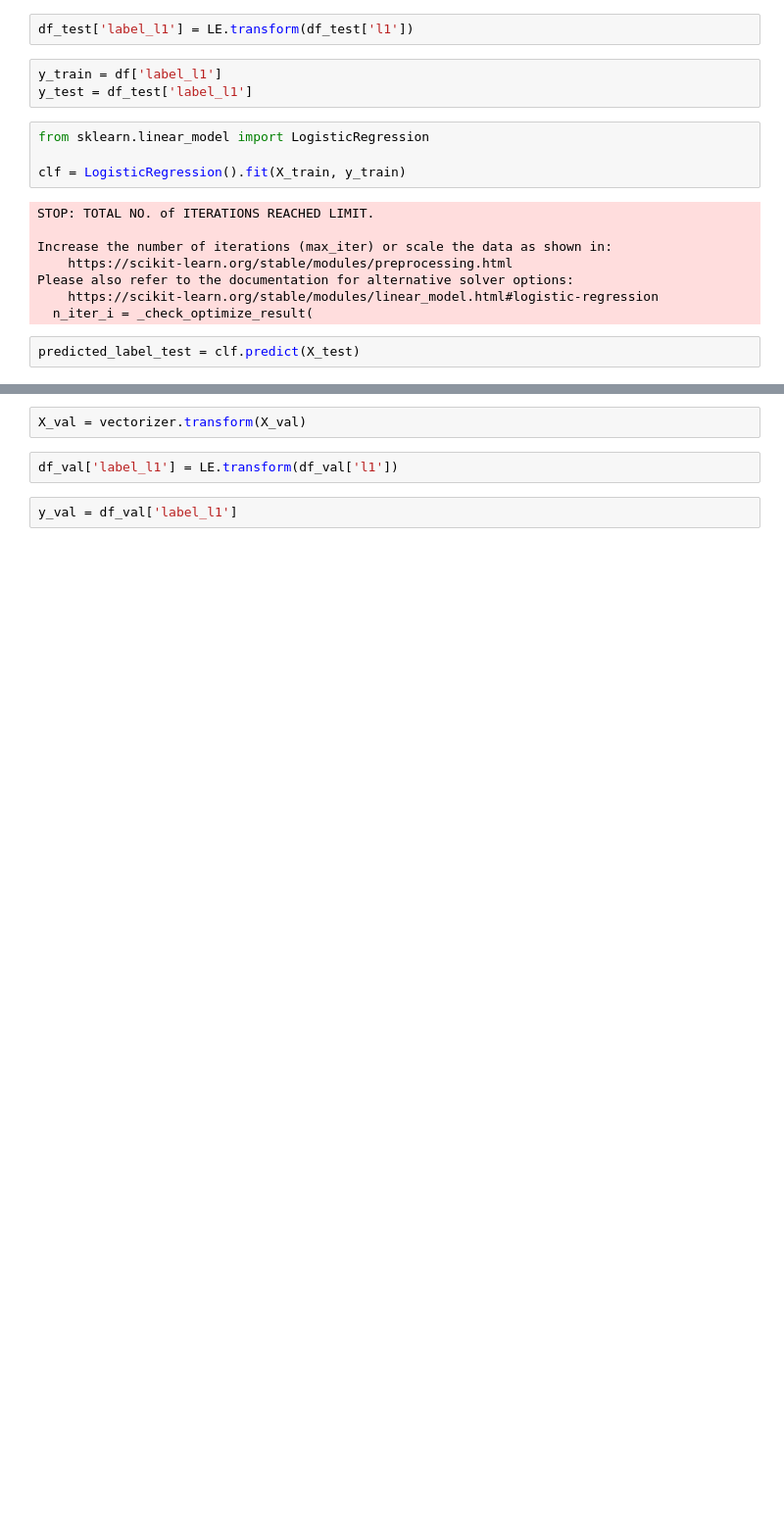
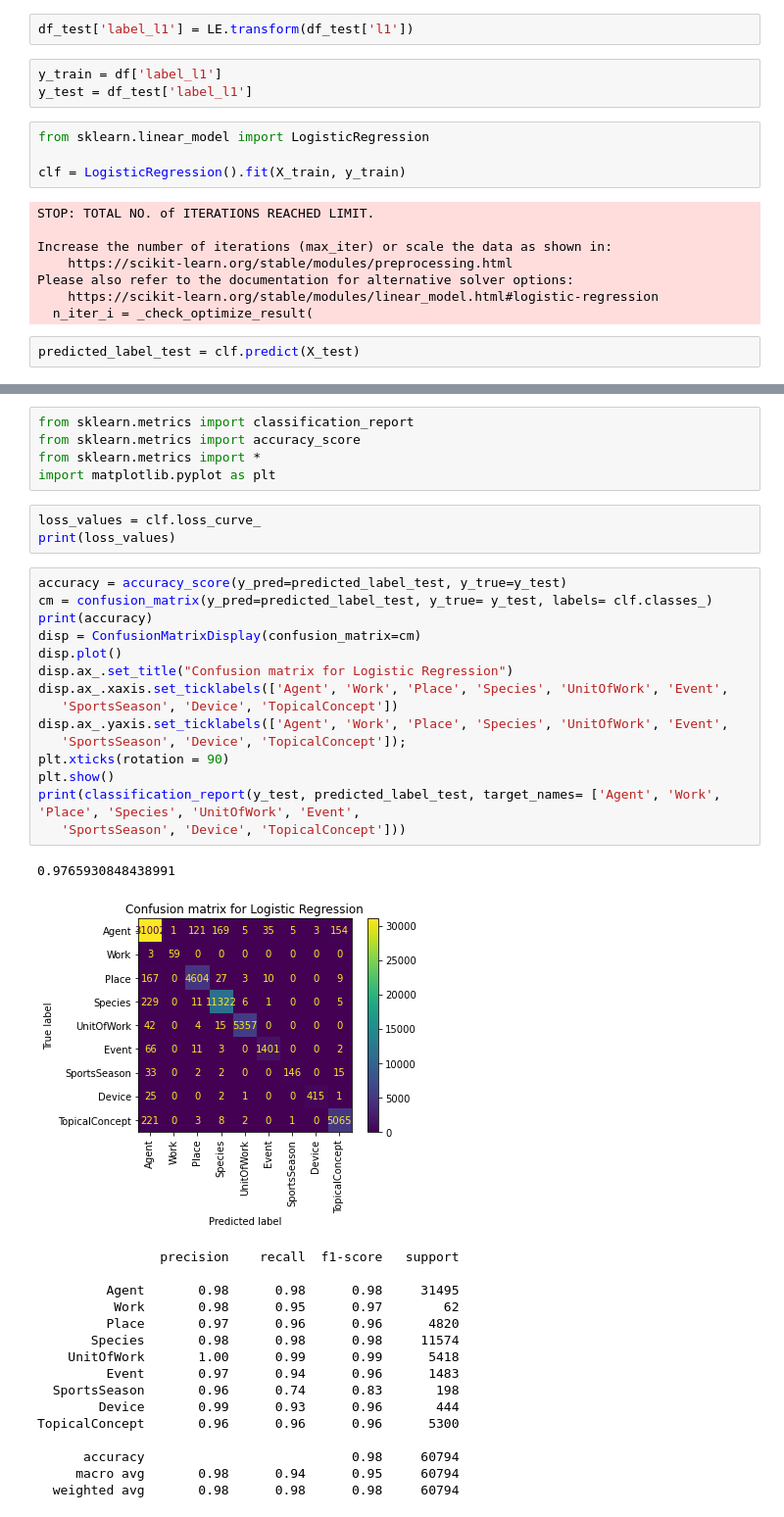
Before and after one commit to JacqueWill/tfidf_text_sim, a Jupyter notebook: tfidfvectorizer.ipynb, the cells around one changed output, grey strips where cells are left out. Shown at 98% size. Saved outputs shown, nothing was run; the diff lists cells and outputs as text; blank space fills up the shorter version.

```diff
--- a/tfidfvectorizer.ipynb
+++ b/tfidfvectorizer.ipynb
@@ -79,6 +64,41 @@ for i in range(len(df_val)):
-# %%
-X_val = vectorizer.transform(X_val)
-# %%
-df_val['label_l1'] = LE.transform(df_val['l1'])
-# %%
-y_val = df_val['label_l1']
+# %%
+from sklearn.metrics import classification_report
+from sklearn.metrics import accuracy_score
+from sklearn.metrics import *
+import matplotlib.pyplot as plt
+# %%
+loss_values = clf.loss_curve_
+print(loss_values)
+# %%
+accuracy = accuracy_score(y_pred=predicted_label_test, y_true=y_test)
+cm = confusion_matrix(y_pred=predicted_label_test, y_true= y_test, labels= clf.classes_)
+print(accuracy)
+disp = ConfusionMatrixDisplay(confusion_matrix=cm)
+disp.plot()
+disp.ax_.set_title("Confusion matrix for Logistic Regression")
+disp.ax_.xaxis.set_ticklabels(['Agent', 'Work', 'Place', 'Species', 'UnitOfWork', 'Event',
+   'SportsSeason', 'Device', 'TopicalConcept'])
+disp.ax_.yaxis.set_ticklabels(['Agent', 'Work', 'Place', 'Species', 'UnitOfWork', 'Event',
+   'SportsSeason', 'Device', 'TopicalConcept']);
+plt.xticks(rotation = 90)
+plt.show()
+print(classification_report(y_test, predicted_label_test, target_names= ['Agent', 'Work', 'Place', 'Species', 'UnitOfWork', 'Event',
+   'SportsSeason', 'Device', 'TopicalConcept']))
+# %% [output]
+0.9765930848438991
+[figure, added]
+                precision    recall  f1-score   support
+
+         Agent       0.98      0.98      0.98     31495
+          Work       0.98      0.95      0.97        62
+         Place       0.97      0.96      0.96      4820
+       Species       0.98      0.98      0.98     11574
+    UnitOfWork       1.00      0.99      0.99      5418
+         Event       0.97      0.94      0.96      1483
+  SportsSeason       0.96      0.74      0.83       198
+        Device       0.99      0.93      0.96       444
+TopicalConcept       0.96      0.96      0.96      5300
+
+      accuracy                           0.98     60794
+     macro avg       0.98      0.94      0.95     60794
+  weighted avg       0.98      0.98      0.98     60794
```
Also changed, not shown: parts of 17 cells of this notebook, 2 other files.
